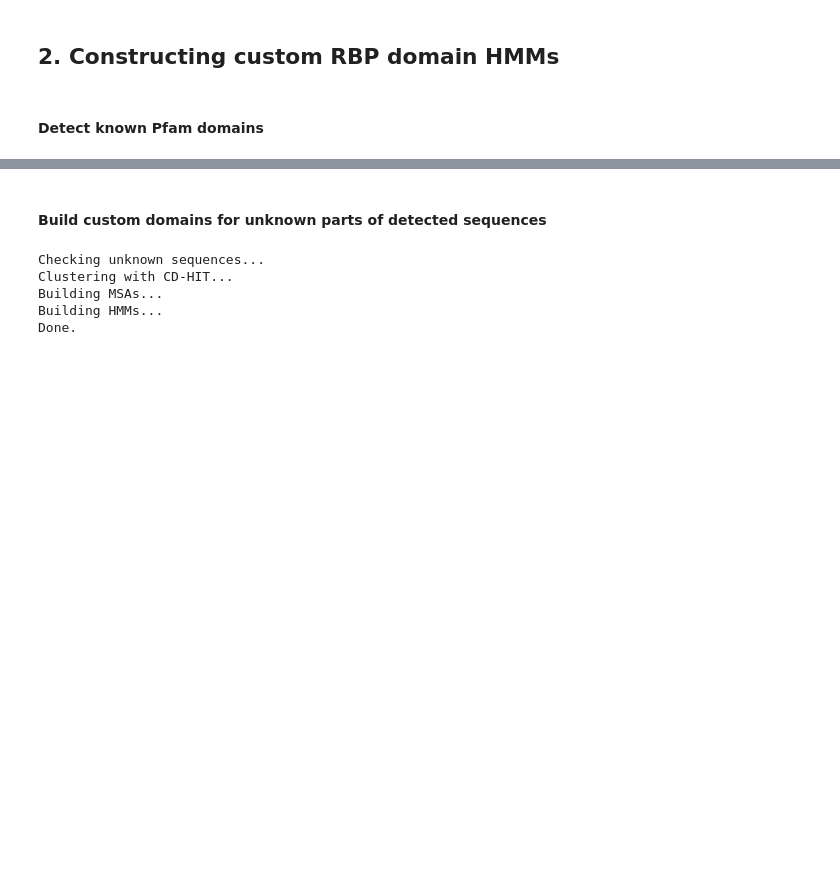
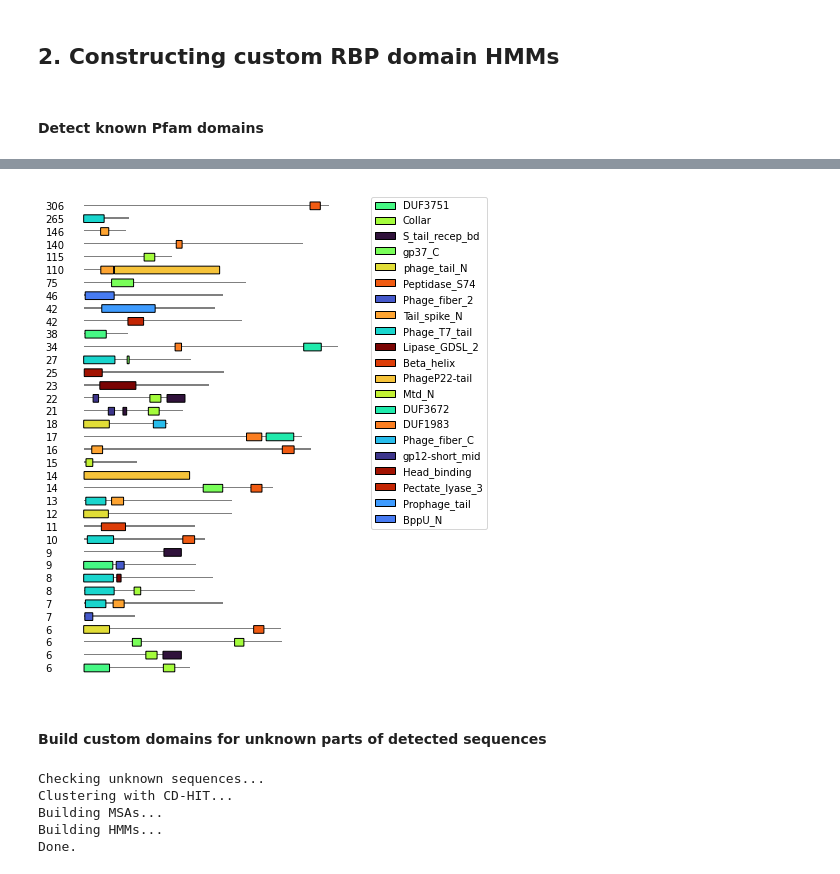
Before and after one commit to dimiboeckaerts/PhageRBPdetection, a Jupyter notebook: RBPdetect_notebook.ipynb, the cells around one changed output, grey strips where cells are left out. Saved outputs shown, nothing was run; the diff lists cells and outputs as text; code cells hidden in the pictures; blank space fills up the shorter version.

```diff
--- a/RBPdetection.ipynb
+++ b/RBPdetect_notebook.ipynb
@@ -128,3 +167,42 @@ detected_rbps = rbpu.RBPdetect_domains(hmm_path, pfam_file, rbps_upto2021['DNASe
+# %%
+label_dict = {'Phage_T7_tail':'Phage_T7_tail', 'Tail_spike_N':'Tail_spike_N', 'Prophage_tail':'Prophage_tail',
+              'BppU_N':'BppU_N', 'Mtd_N':'Mtd_N', 'Head_binding':'Head_binding', 'DUF3751':'DUF3751',
+              'End_N_terminal':'End_N_terminal', 'phage_tail_N':'phage_tail_N', 'Prophage_tailD1':'Prophage_tailD1',
+              'DUF2163':'DUF2163', 'Phage_fiber_2':'Phage_fiber_2',
+              'unknown_N0':'custom_N_HMM', 'unknown_N1':'custom_N_HMM','unknown_N2':'custom_N_HMM',
+              'unknown_N3':'custom_N_HMM', 'unknown_N4':'custom_N_HMM', 'unknown_N6':'custom_N_HMM',
+              'unknown_N10':'custom_N_HMM', 'unknown_N11':'custom_N_HMM', 'unknown_N12':'custom_N_HMM',
+              'unknown_N13':'custom_N_HMM', 'unknown_N17':'custom_N_HMM', 'unknown_N19':'custom_N_HMM',
+              'unknown_N23':'custom_N_HMM', 'unknown_N24':'custom_N_HMM', 'unknown_N26':'custom_N_HMM',
+              'unknown_N29':'custom_N_HMM', 'unknown_N36':'custom_N_HMM', 'unknown_N45':'custom_N_HMM',
+              'unknown_N48':'custom_N_HMM', 'unknown_N49':'custom_N_HMM', 'unknown_N53':'custom_N_HMM',
+              'unknown_N57':'custom_N_HMM', 'unknown_N60':'custom_N_HMM', 'unknown_N61':'custom_N_HMM',
+              'unknown_N65':'custom_N_HMM', 'unknown_N73':'custom_N_HMM', 'unknown_N82':'custom_N_HMM',
+              'unknown_N83':'custom_N_HMM', 'unknown_N101':'custom_N_HMM', 'unknown_N114':'custom_N_HMM',
+              'unknown_N119':'custom_N_HMM', 'unknown_N122':'custom_N_HMM', 'unknown_N163':'custom_N_HMM',
+              'unknown_N174':'custom_N_HMM', 'unknown_N192':'custom_N_HMM', 'unknown_N200':'custom_N_HMM',
+              'unknown_N206':'custom_N_HMM', 'unknown_N208':'custom_N_HMM',
+              'Lipase_GDSL_2':'Lipase_GDSL_2', 'Pectate_lyase_3':'Pectate_lyase_3', 'gp37_C':'gp37_C',
+              'Beta_helix':'Beta_helix', 'Gp58':'Gp58', 'End_beta_propel':'End_beta_propel',
+              'End_tail_spike':'End_tail_spike', 'End_beta_barrel':'End_beta_barrel', 'PhageP22-tail':'PhageP22-tail',
+              'Phage_spike_2':'Phage_spike_2', 'gp12-short_mid':'gp12-short_mid', 'Collar':'Collar',
+              'unknown_C2':'custom_C_HMM', 'unknown_C3':'custom_C_HMM', 'unknown_C8':'custom_C_HMM',
+              'unknown_C15':'custom_C_HMM', 'unknown_C35':'custom_C_HMM', 'unknown_C54':'custom_C_HMM',
+              'unknown_C76':'custom_C_HMM', 'unknown_C100':'custom_C_HMM', 'unknown_C105':'custom_C_HMM',
+              'unknown_C112':'custom_C_HMM', 'unknown_C123':'custom_C_HMM', 'unknown_C179':'custom_C_HMM',
+              'unknown_C201':'custom_C_HMM', 'unknown_C203':'custom_C_HMM', 'unknown_C228':'custom_C_HMM',
+              'unknown_C234':'custom_C_HMM', 'unknown_C242':'custom_C_HMM', 'unknown_C258':'custom_C_HMM',
+              'unknown_C262':'custom_C_HMM', 'unknown_C267':'custom_C_HMM', 'unknown_C268':'custom_C_HMM',
+              'unknown_C274':'custom_C_HMM', 'unknown_C286':'custom_C_HMM', 'unknown_C292':'custom_C_HMM',
+              'unknown_C294':'custom_C_HMM', 'Peptidase_S74':'Peptidase_S74', 'Phage_fiber_C':'Phage_fiber_C',
+              'S_tail_recep_bd':'S_tail_recep_bd', 'CBM_4_9':'CBM_4_9', 'DUF1983':'DUF1983', 'DUF3672':'DUF3672'}
+# %%
+proteins = [str(Seq(dnaseq).translate())[:-1] for dnaseq in detected_rbps.DNASeq]
+domains = [detected_rbps.N_blocks[i]+detected_rbps.C_blocks[i] for i in range(detected_rbps.shape[0])]
+locations = [detected_rbps.N_ranges[i]+detected_rbps.C_ranges[i] for i in range(detected_rbps.shape[0])]
+sorted_combos = rbpu.protein_architecture_plot(proteins, domains, locations, label_dict=label_dict, count_threshold=5, save_fig=True)
+# %% [output]
+[figure, added]
 # %% [markdown]
 #### Build custom domains for unknown parts of detected sequences
 # %%
```
Also changed, not shown: parts of 27 cells of this notebook, 6 other files.
